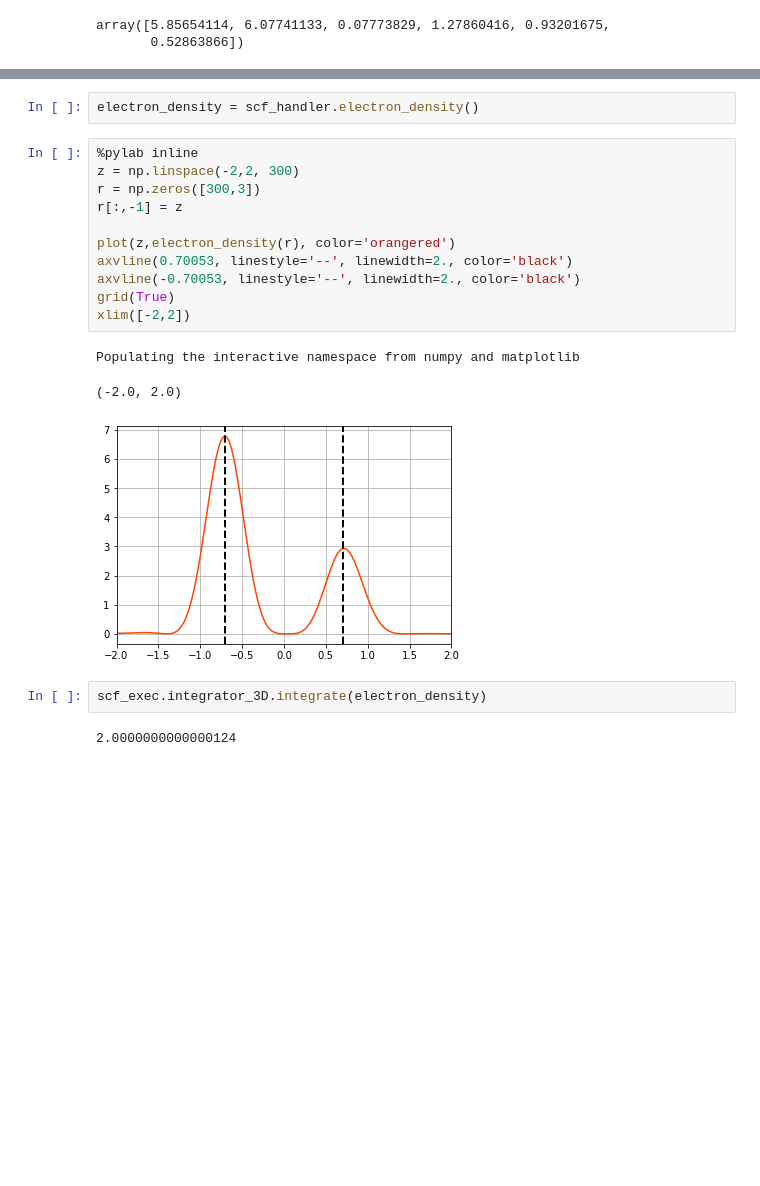
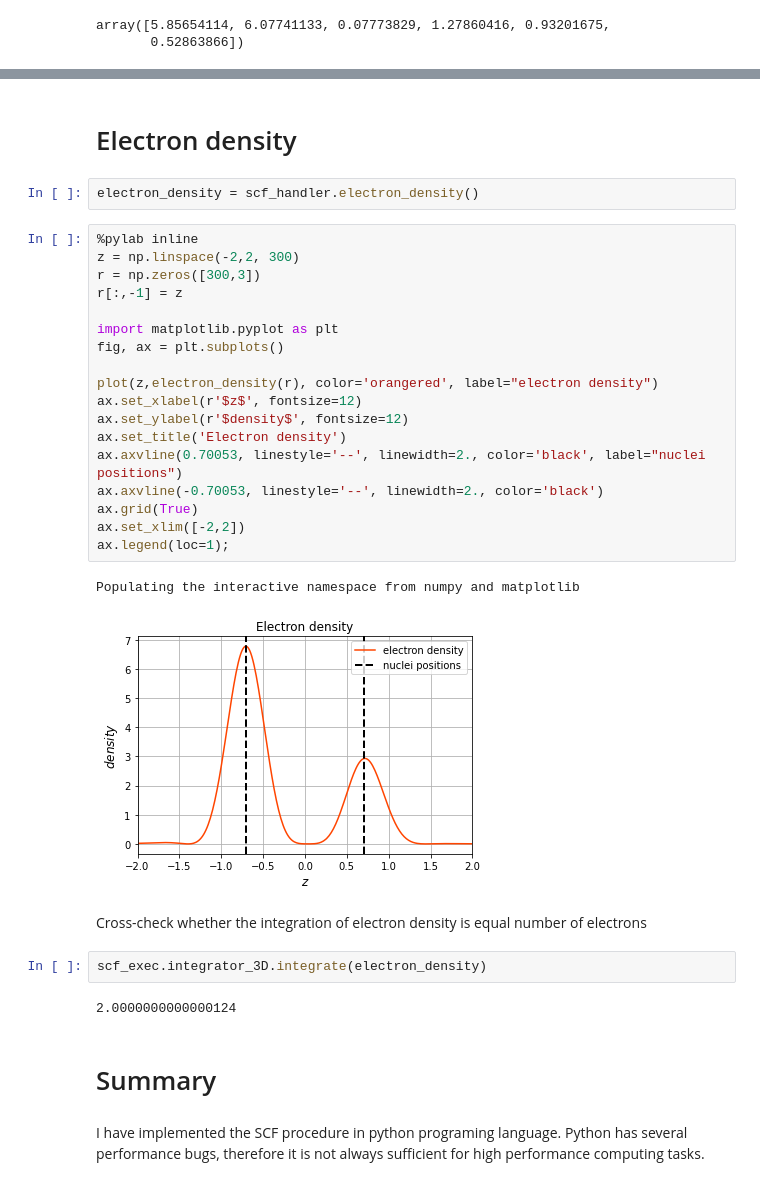
Before and after one commit to Semanames/quantum_chemistry, a Jupyter notebook: SCF jupyter interface.ipynb, the cells around one changed output, grey strips where cells are left out. Saved outputs shown, nothing was run; the diff lists cells and outputs as text; blank space fills up the shorter version.

```diff
--- a/SCF jupyter interface.ipynb
+++ b/SCF jupyter interface.ipynb
@@ -64,21 +155,35 @@ array([3.56757265, 3.50471404, 0.30318848])
+# %% [markdown]
+# Electron density
 # %%
 electron_density = scf_handler.electron_density()
 # %%
 %pylab inline
 z = np.linspace(-2,2, 300)
 r = np.zeros([300,3])
 r[:,-1] = z
 
-plot(z,electron_density(r), color='orangered')
-axvline(0.70053, linestyle='--', linewidth=2., color='black')
-axvline(-0.70053, linestyle='--', linewidth=2., color='black')
-grid(True)
-xlim([-2,2])
+import matplotlib.pyplot as plt
+fig, ax = plt.subplots()
+
+plot(z,electron_density(r), color='orangered', label="electron density")
+ax.set_xlabel(r'$z$', fontsize=12)
+ax.set_ylabel(r'$density$', fontsize=12)
+ax.set_title('Electron density')
+ax.axvline(0.70053, linestyle='--', linewidth=2., color='black', label="nuclei positions")
+ax.axvline(-0.70053, linestyle='--', linewidth=2., color='black')
+ax.grid(True)
+ax.set_xlim([-2,2])
+ax.legend(loc=1);
 # %% [output]
 Populating the interactive namespace from numpy and matplotlib
-(-2.0, 2.0)
-[figure, old version]
+[figure, new version]
+# %% [markdown]
+Cross-check whether the integration of electron density is equal number of electrons
 # %%
 scf_exec.integrator_3D.integrate(electron_density)
 # %% [output]
 2.0000000000000124
+# %% [markdown]
+# Summary
+# %% [markdown]
+I have implemented the SCF procedure in python programing language. Python has several performance bugs, therefore it is not always sufficient for high performance computing tasks.
```
Also changed, not shown: parts of 29 cells of this notebook, 2 other files.
